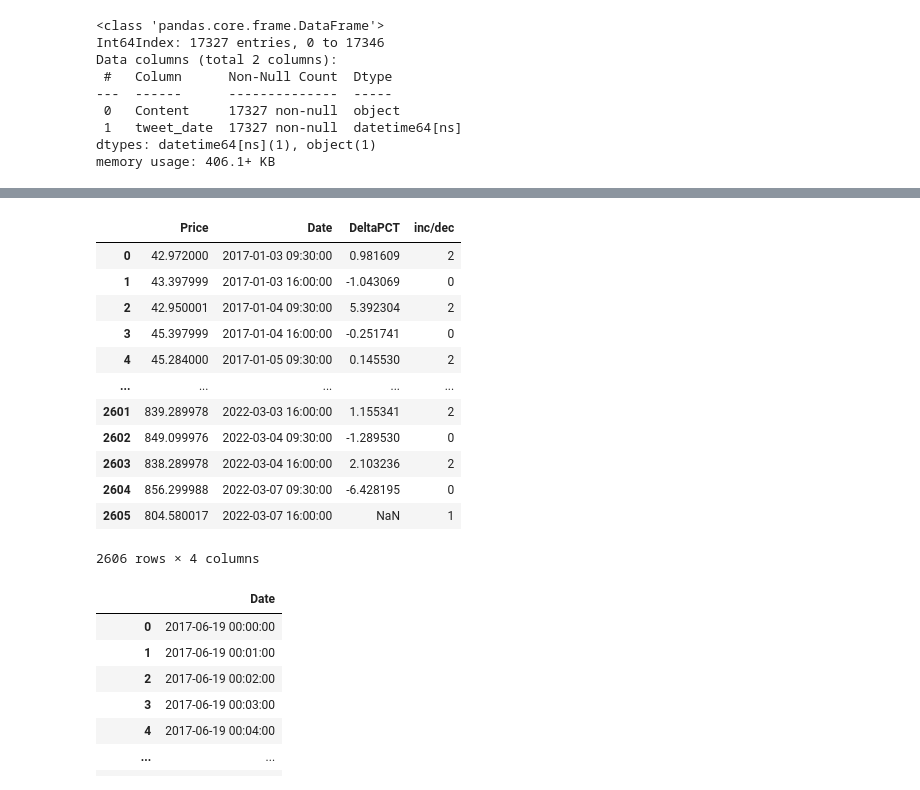
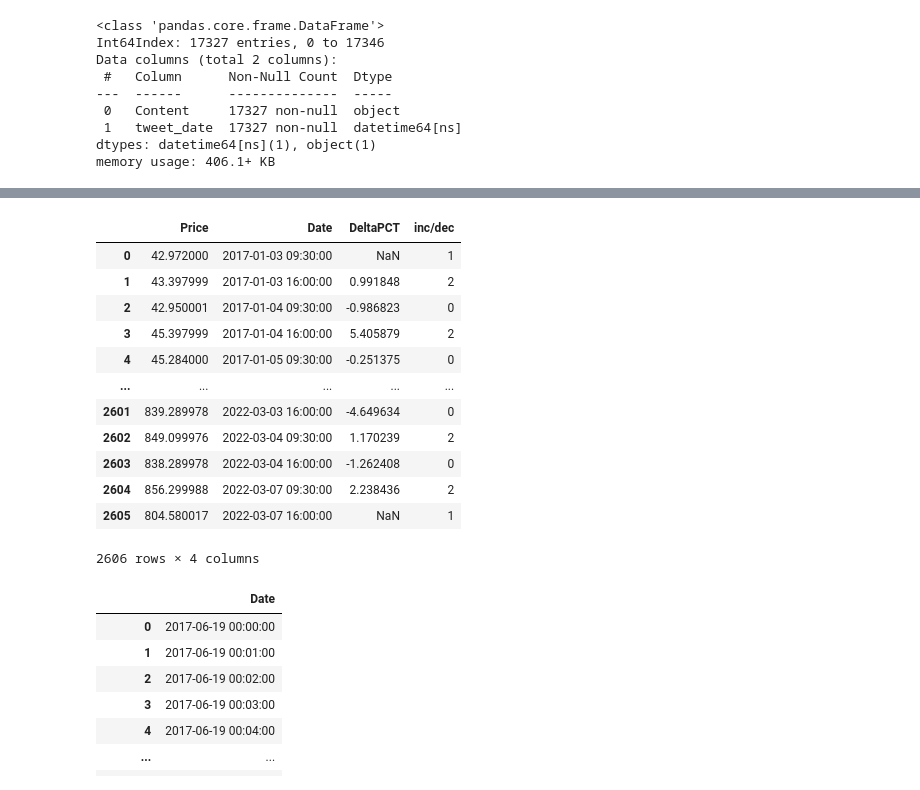
Before and after one commit to warriorprince86/MachineLearning, a Jupyter notebook: project/src/datamerge.ipynb, the cells around one changed output, grey strips where cells are left out. Drawn from its saved outputs; the diff is of its cells as text; code cells hidden in the pictures.

```diff
--- a/project/src/datamerge.ipynb
+++ b/project/src/datamerge.ipynb
@@ -100,45 +102,45 @@ def convert_date(x,h, m):
     date = datetime(year=x[0],month=x[1],day=x[2],hour=h, minute=m, second=0)
     return date
 
 df_open = df_stocks[['Date','Open']]
 df_open['date'] = df_open.Date.apply(lambda row:convert_date(row, 9, 30))
 df_open.drop(columns='Date', inplace=True)
 df_open.rename(columns={'Open':'Price','date':'Date'}, inplace = True)
 
 df_close = df_stocks[['Date','Adj Close']]
 df_close['date'] = df_close.Date.apply(lambda row:convert_date(row, 16, 00))
 df_close.drop(columns='Date', inplace=True)
 df_close.rename(columns={'Adj Close':'Price','date':'Date'}, inplace = True)
 
 frames = [df_open, df_close]
 df_stocks = pd.concat(frames)
 df_stocks = df_stocks.sort_values(by='Date').reset_index(drop=True)
-df_stocks['DeltaPCT'] = df_stocks.Price.diff().shift(-1)/df_stocks.Price.shift(-1)*100
+df_stocks['DeltaPCT'] = df_stocks.Price.diff().shift(0)/df_stocks.Price.shift(-1)*100
 
 def stockDirection(x, pct):
      # increase is 2, decrease is 0, remaining constant (+-pct%) is 1
     if x<=-pct/100:
         return 0
     elif x>=pct/100:
         return 2
     else:
         return 1
 
 
-df_stocks['inc/dec'] = df_stocks.DeltaPCT.apply(lambda x: stockDirection(x,1))
+df_stocks['inc/dec'] = df_stocks.DeltaPCT.apply(lambda x: stockDirection(x,0.1))
 df_stocks
 # %% [output]
 |  | Price | Date | DeltaPCT | inc/dec |
-| 0 | 42.972000 | 2017-01-03 09:30:00 | 0.981609 | 2 |
-| 1 | 43.397999 | 2017-01-03 16:00:00 | -1.043069 | 0 |
-| 2 | 42.950001 | 2017-01-04 09:30:00 | 5.392304 | 2 |
-| 3 | 45.397999 | 2017-01-04 16:00:00 | -0.251741 | 0 |
-| 4 | 45.284000 | 2017-01-05 09:30:00 | 0.145530 | 2 |
+| 0 | 42.972000 | 2017-01-03 09:30:00 | NaN | 1 |
+| 1 | 43.397999 | 2017-01-03 16:00:00 | 0.991848 | 2 |
+| 2 | 42.950001 | 2017-01-04 09:30:00 | -0.986823 | 0 |
+| 3 | 45.397999 | 2017-01-04 16:00:00 | 5.405879 | 2 |
+| 4 | 45.284000 | 2017-01-05 09:30:00 | -0.251375 | 0 |
 | ... | ... | ... | ... | ... |
-| 2601 | 839.289978 | 2022-03-03 16:00:00 | 1.155341 | 2 |
-| 2602 | 849.099976 | 2022-03-04 09:30:00 | -1.289530 | 0 |
-| 2603 | 838.289978 | 2022-03-04 16:00:00 | 2.103236 | 2 |
-| 2604 | 856.299988 | 2022-03-07 09:30:00 | -6.428195 | 0 |
+| 2601 | 839.289978 | 2022-03-03 16:00:00 | -4.649634 | 0 |
+| 2602 | 849.099976 | 2022-03-04 09:30:00 | 1.170239 | 2 |
+| 2603 | 838.289978 | 2022-03-04 16:00:00 | -1.262408 | 0 |
+| 2604 | 856.299988 | 2022-03-07 09:30:00 | 2.238436 | 2 |
 | 2605 | 804.580017 | 2022-03-07 16:00:00 | NaN | 1 |
 2606 rows × 4 columns
 # %%
```
Also changed, not shown: parts of 12 cells of this notebook, 4 other files.
